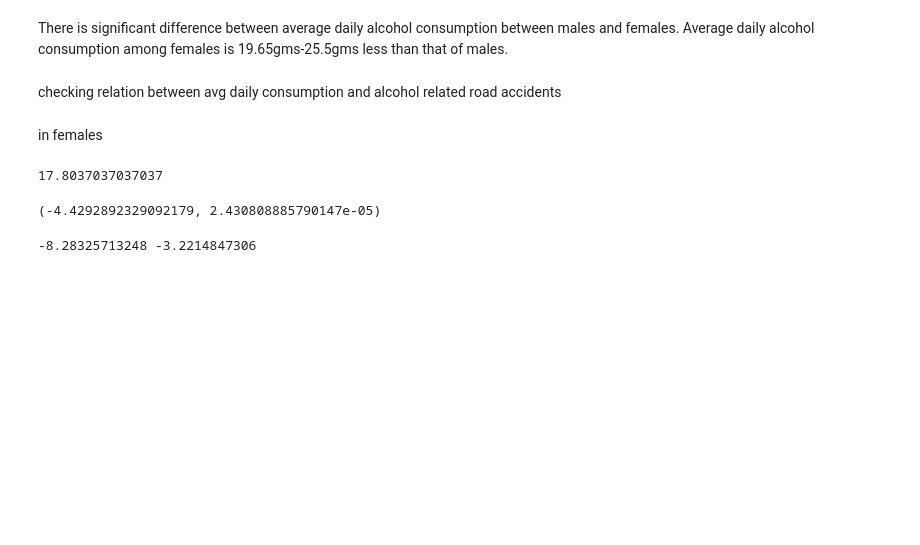
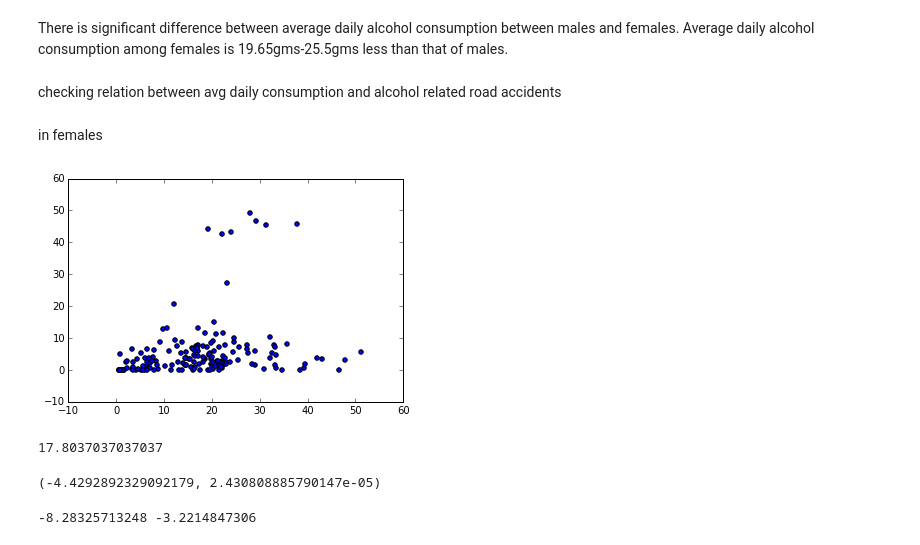
Before and after one commit to sarika8425/data_story2, a Jupyter notebook: data_story2.ipynb, the cells around one changed output. Saved outputs shown, nothing was run; the diff lists cells and outputs as text; code cells hidden in the pictures; blank space fills up the shorter version.

```diff
--- a/data_story2.ipynb
+++ b/data_story2.ipynb
@@ -253,6 +273,12 @@ Average daily alcohol consumption among females is 19.65gms-25.5gms less than th
 checking relation between avg daily consumption and alcohol related road accidents
 # %% [markdown]
 in females
+# %%
+
+plt.scatter(x=alcintk.f,y=df1.Female)
+plt.show()
+# %% [output]
+[figure, added]
 # %%
 np.mean(f)
 # %% [output]
```
Also changed, not shown: parts of 10 cells of this notebook.
